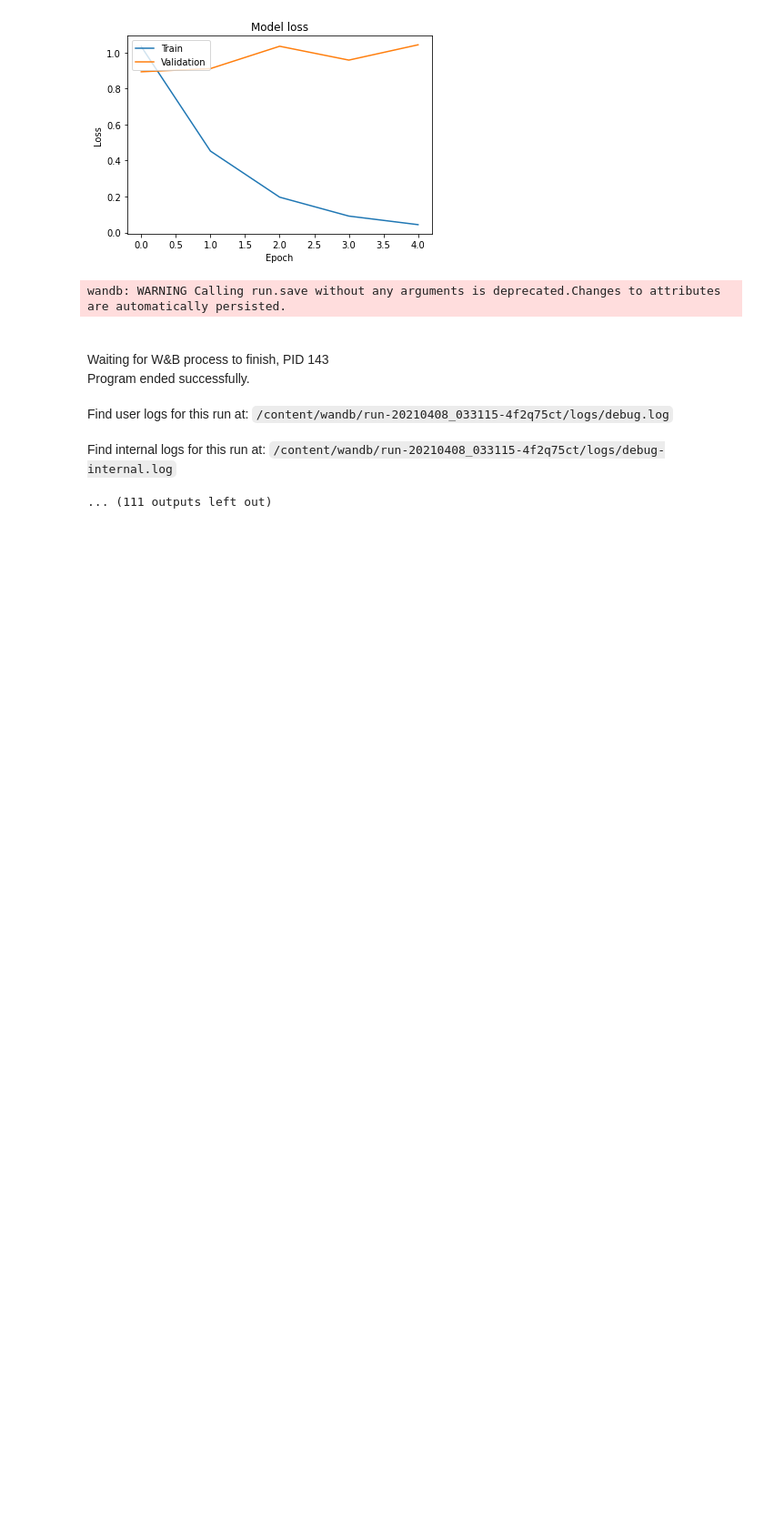
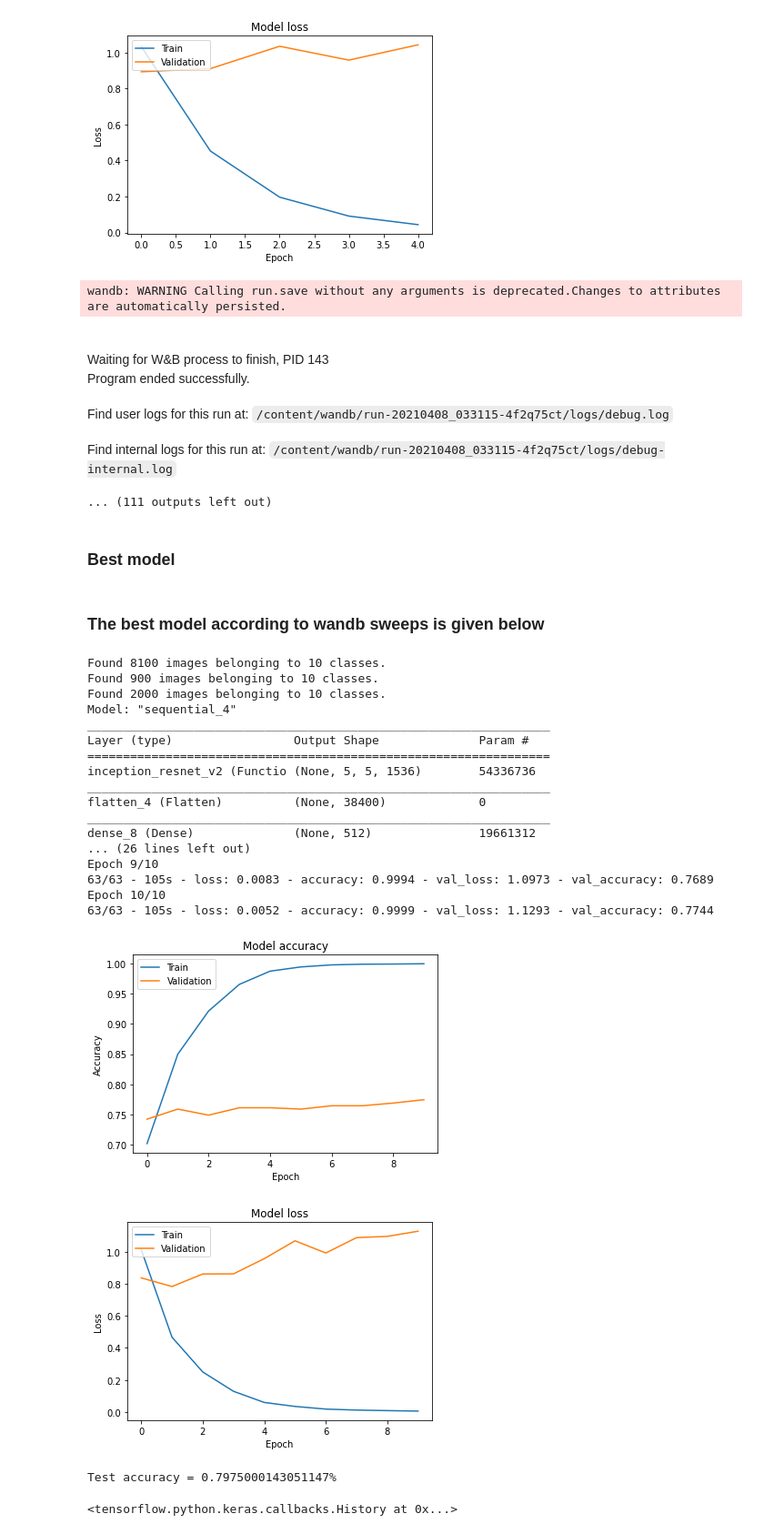
Before and after one commit to tfredrick112/CS6910-A2, a Jupyter notebook: Assignment_2_CS6910_Part_B.ipynb, the cells around one changed output. Shown: that part at 91% size. Saved outputs shown, nothing was run; the diff lists cells and outputs as text; code cells hidden in the pictures; blank space fills up the shorter version.

```diff
--- a/Assignment_2_CS6910_Part_B.ipynb
+++ b/Assignment_2_CS6910_Part_B.ipynb
@@ -124,5 +128,20 @@ for each_class in class_names:
 # %%
 def make_generators(train_batch_size, data_aug):
+    '''make train,test and validation image generators based on image augmentation flag
+
+    Parameters:
+    -----------
+    train_batch_size: int
+
+    data_aug: bool
+      True if data augmentation is intended
+
+    Returns:
+    --------
+    train_generator,validation_generator and test_generator
+
+    '''
+
     if data_aug:
         train_datagen = ImageDataGenerator(rescale=1./255,
                                         height_shift_range=0.2,
@@ -161,7 +180,7 @@ def make_generators(train_batch_size, data_aug):
         target_size=input_image_shape[:2],
         color_mode="rgb",
         batch_size=100,
-        class_mode=None,
+        class_mode='categorical',
         shuffle=False,
         seed=42)
 
@@ -171,7 +192,12 @@ import tensorflow.keras as K
 # %%
 def define_model(pretrained_model_name, activation_function_dense, fc_layer, dropout, pre_layer_train=None):
+    '''
+    define a keras sequential model based on a pre-trained model intended to be fine tuned
+    '''
 
     input_ = K.Input(shape = input_image_shape)
+
+    # add a pretrained model without the top dense layer
     if pretrained_model_name == 'ResNet50':
       pretrained_model = K.applications.ResNet50(include_top = False, weights='imagenet',input_tensor = input_)
     elif pretrained_model_name == 'InceptionV3':
@@ -181,9 +207,11 @@ def define_model(pretrained_model_name, activation_function_dense, fc_layer, dro
     else:
       pretrained_model = K.applications.Xception(include_top = False, weights='imagenet',input_tensor = input_)
 
+    #freeze all layers
     for layer in pretrained_model.layers:
         layer.trainable=False
 
+    #set some of the top layers as trainable
     if pre_layer_train:
       for layer in pretrained_model.layers[-pre_layer_train:]:
         layer.trainable=True
@@ -191,9 +219,9 @@ def define_model(pretrained_model_name, activation_function_dense, fc_layer, dro
     model = K.models.Sequential()
     model.add(pretrained_model)#add pretrained model
     model.add(Flatten()) # The flatten layer is essential to convert the feature map into a column vector
-    model.add(Dense(fc_layer, activation=activation_function_dense))
-    model.add(Dropout(dropout)) # For regularization
-    model.add(Dense(10, activation="softmax"))
+    model.add(Dense(fc_layer, activation=activation_function_dense))#add a dense layer
+    model.add(Dropout(dropout)) # For dropout
+    model.add(Dense(10, activation="softmax"))#softmax layer
 
     return model
 # %%
@@ -397,3 +431,5 @@ Program ended successfully.
 Find user logs for this run at: /content/wandb/run-20210408_033115-4f2q75ct/logs/debug.log
 Find internal logs for this run at: /content/wandb/run-20210408_033115-4f2q75ct/logs/debug-internal.log
 ... (111 outputs left out)
+# %% [markdown]
+### Best model
@@ -399,0 +488,26 @@ Find internal logs for this run at: /content/wandb/run-20210408_033115-4f2q75ct/
+# %% [markdown]
+### The best model according to wandb sweeps is given below
+# %%
+train_validate_test_model(train_batch_size=128, pre_train_model='InceptionResNetV2', data_aug=False, activation_function_dense='relu', fc_layer=512, dropout=0.2, epochs= 10, pre_layer_train=20)
+# %% [output]
+Found 8100 images belonging to 10 classes.
+Found 900 images belonging to 10 classes.
+Found 2000 images belonging to 10 classes.
+Model: "sequential_4"
+_________________________________________________________________
+Layer (type)                 Output Shape              Param #
+=================================================================
+inception_resnet_v2 (Functio (None, 5, 5, 1536)        54336736
+_________________________________________________________________
+flatten_4 (Flatten)          (None, 38400)             0
+_________________________________________________________________
+dense_8 (Dense)              (None, 512)               19661312
+... (26 lines left out)
+Epoch 9/10
+63/63 - 105s - loss: 0.0083 - accuracy: 0.9994 - val_loss: 1.0973 - val_accuracy: 0.7689
+Epoch 10/10
+63/63 - 105s - loss: 0.0052 - accuracy: 0.9999 - val_loss: 1.1293 - val_accuracy: 0.7744
+[figure, added]
+[figure, added]
+Test accuracy = 0.7975000143051147%
+<tensorflow.python.keras.callbacks.History at 0x...>
```
Also changed, not shown: parts of 10 cells of this notebook.
